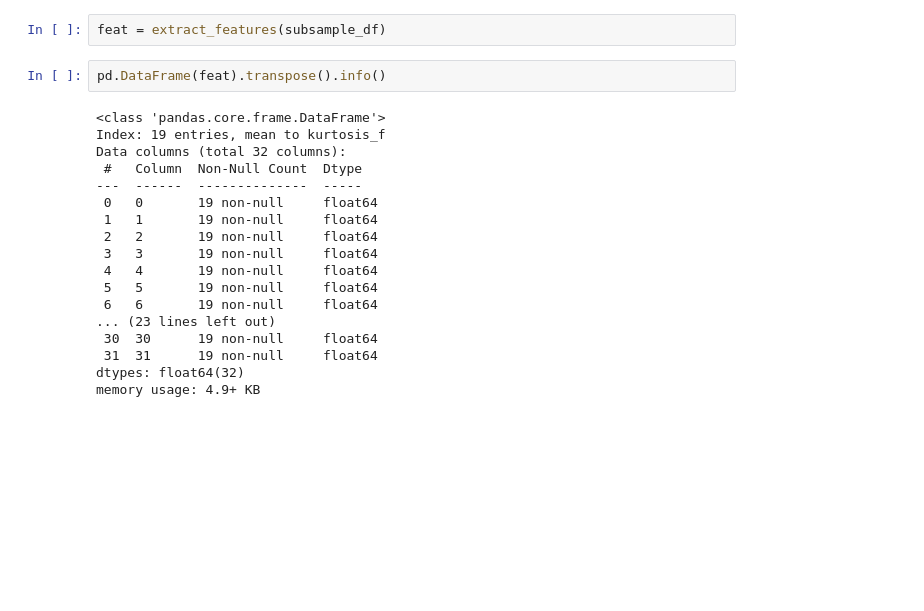
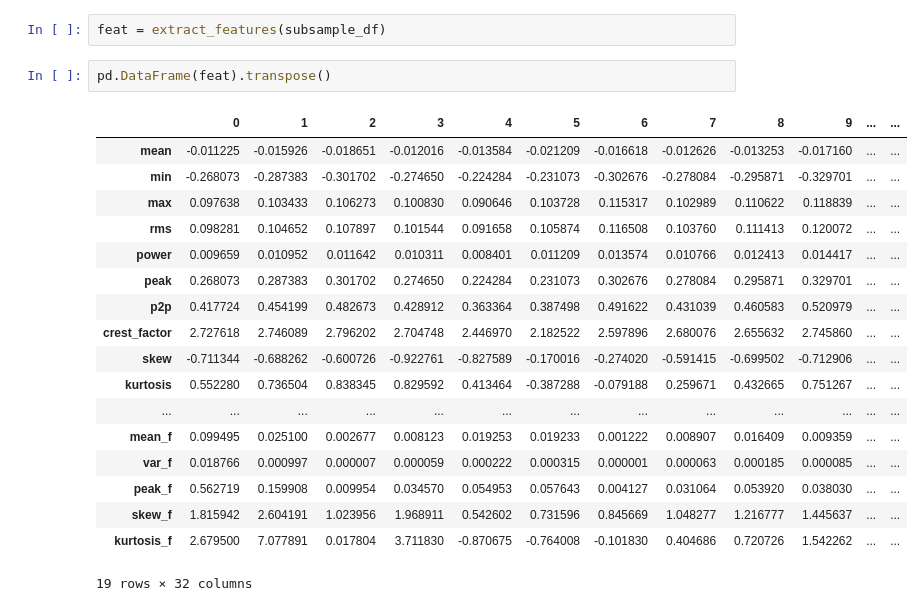
Before and after one commit to tanmaygadgil/DS5500-project, a Jupyter notebook: EDA/Notebook/Initial Playground.ipynb, the cells around one changed output. Drawn from its saved outputs; the diff is of its cells as text; blank space fills up the shorter version.

Commit message:
Adding some data

```diff
--- a/EDA/Notebook/Initial Playground.ipynb
+++ b/EDA/Notebook/Initial Playground.ipynb
@@ -268,22 +301,23 @@ def extract_features(df):
 # %%
 feat = extract_features(subsample_df)
 # %%
-pd.DataFrame(feat).transpose().info()
+pd.DataFrame(feat).transpose()
 # %% [output]
+|  | 0 | 1 | 2 | 3 | 4 | 5 | 6 | 7 | 8 | 9 | ... | ... |
+| mean | -0.011225 | -0.015926 | -0.018651 | -0.012016 | -0.013584 | -0.021209 | -0.016618 | -0.012626 | -0.013253 | -0.017160 | ... | ... |
+| min | -0.268073 | -0.287383 | -0.301702 | -0.274650 | -0.224284 | -0.231073 | -0.302676 | -0.278084 | -0.295871 | -0.329701 | ... | ... |
+| max | 0.097638 | 0.103433 | 0.106273 | 0.100830 | 0.090646 | 0.103728 | 0.115317 | 0.102989 | 0.110622 | 0.118839 | ... | ... |
+| rms | 0.098281 | 0.104652 | 0.107897 | 0.101544 | 0.091658 | 0.105874 | 0.116508 | 0.103760 | 0.111413 | 0.120072 | ... | ... |
+| power | 0.009659 | 0.010952 | 0.011642 | 0.010311 | 0.008401 | 0.011209 | 0.013574 | 0.010766 | 0.012413 | 0.014417 | ... | ... |
+| peak | 0.268073 | 0.287383 | 0.301702 | 0.274650 | 0.224284 | 0.231073 | 0.302676 | 0.278084 | 0.295871 | 0.329701 | ... | ... |
+| p2p | 0.417724 | 0.454199 | 0.482673 | 0.428912 | 0.363364 | 0.387498 | 0.491622 | 0.431039 | 0.460583 | 0.520979 | ... | ... |
+| crest_factor | 2.727618 | 2.746089 | 2.796202 | 2.704748 | 2.446970 | 2.182522 | 2.597896 | 2.680076 | 2.655632 | 2.745860 | ... | ... |
+| skew | -0.711344 | -0.688262 | -0.600726 | -0.922761 | -0.827589 | -0.170016 | -0.274020 | -0.591415 | -0.699502 | -0.712906 | ... | ... |
+| kurtosis | 0.552280 | 0.736504 | 0.838345 | 0.829592 | 0.413464 | -0.387288 | -0.079188 | 0.259671 | 0.432665 | 0.751267 | ... | ... |
+| ... | ... | ... | ... | ... | ... | ... | ... | ... | ... | ... | ... | ... |
+| mean_f | 0.099495 | 0.025100 | 0.002677 | 0.008123 | 0.019253 | 0.019233 | 0.001222 | 0.008907 | 0.016409 | 0.009359 | ... | ... |
+| var_f | 0.018766 | 0.000997 | 0.000007 | 0.000059 | 0.000222 | 0.000315 | 0.000001 | 0.000063 | 0.000185 | 0.000085 | ... | ... |
+| peak_f | 0.562719 | 0.159908 | 0.009954 | 0.034570 | 0.054953 | 0.057643 | 0.004127 | 0.031064 | 0.053920 | 0.038030 | ... | ... |
+| skew_f | 1.815942 | 2.604191 | 1.023956 | 1.968911 | 0.542602 | 0.731596 | 0.845669 | 1.048277 | 1.216777 | 1.445637 | ... | ... |
+| kurtosis_f | 2.679500 | 7.077891 | 0.017804 | 3.711830 | -0.870675 | -0.764008 | -0.101830 | 0.404686 | 0.720726 | 1.542262 | ... | ... |
-<class 'pandas.core.frame.DataFrame'>
-Index: 19 entries, mean to kurtosis_f
-Data columns (total 32 columns):
- #   Column  Non-Null Count  Dtype
----  ------  --------------  -----
- 0   0       19 non-null     float64
- 1   1       19 non-null     float64
- 2   2       19 non-null     float64
- 3   3       19 non-null     float64
- 4   4       19 non-null     float64
- 5   5       19 non-null     float64
- 6   6       19 non-null     float64
-... (23 lines left out)
- 30  30      19 non-null     float64
- 31  31      19 non-null     float64
-dtypes: float64(32)
-memory usage: 4.9+ KB
+19 rows × 32 columns
```
Also changed, not shown: parts of 11 cells of this notebook, 3 other files.
